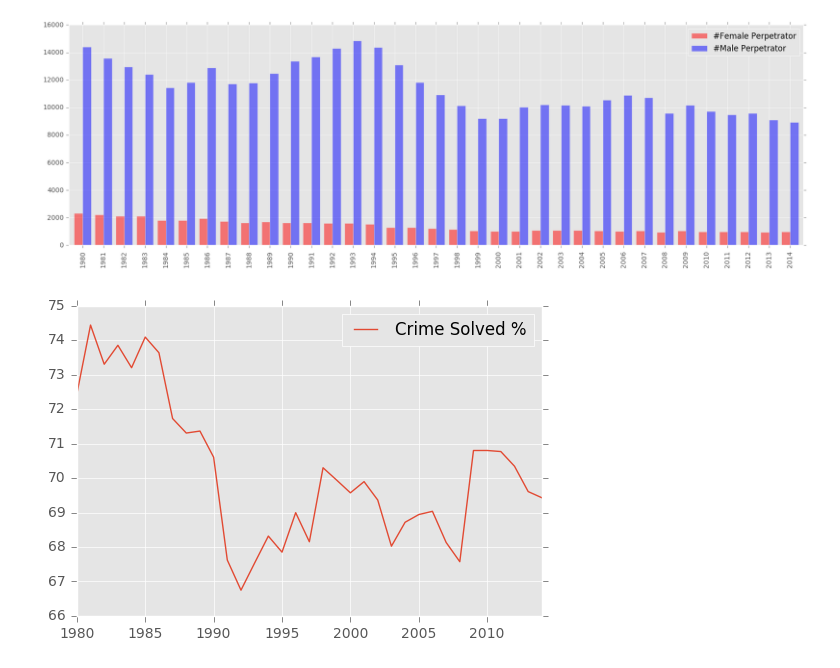
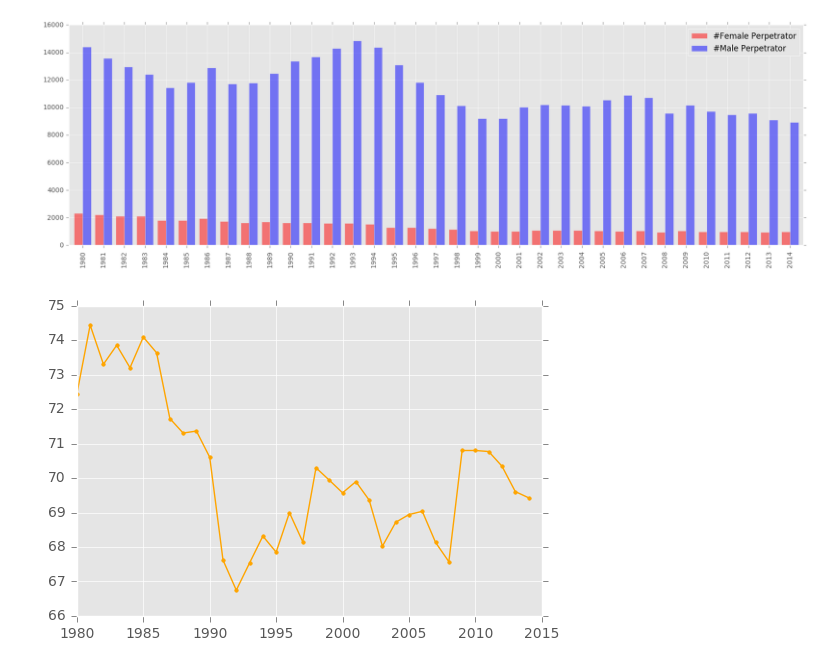
Before and after one commit to nicole72382/nicole72382.github.io, a Jupyter notebook: Final Tutorial.ipynb, the cells around one changed output. Saved outputs shown, nothing was run; the diff lists cells and outputs as text; code cells hidden in the pictures.

```diff
--- a/Final Tutorial.ipynb
+++ b/Final Tutorial.ipynb
@@ -80,14 +85,14 @@ plt.show()
 # %%
 g4 = df.groupby(['Year','Crime Solved'])
 #reshape panda series to one column of # of Female Victim and one column of # Male Victim
 g4 = g4.size().values.reshape(35,2)
 df5 = pd.DataFrame(index = years, columns =['#Not Solved','#Solved'], data=g4)
 df5['Crime Solved %'] = (df5['#Solved']/(df5['#Solved']+df5['#Not Solved'])*100)
-
-df5.plot(x=df5.index, y='Crime Solved %')
+fig, ax5 = plt.subplots()
+ax5.plot(df5.index, df5['Crime Solved %'], marker='.', linestyle='-', ms=5, color = 'orange')
 plt.show()
 # %% [output]
-[figure, old version]
+[figure, new version]
 # %%
 g5 = df.groupby('State')
 g5 = g5.size()
```
Also changed, not shown: parts of 3 cells of this notebook, 2 other files.
